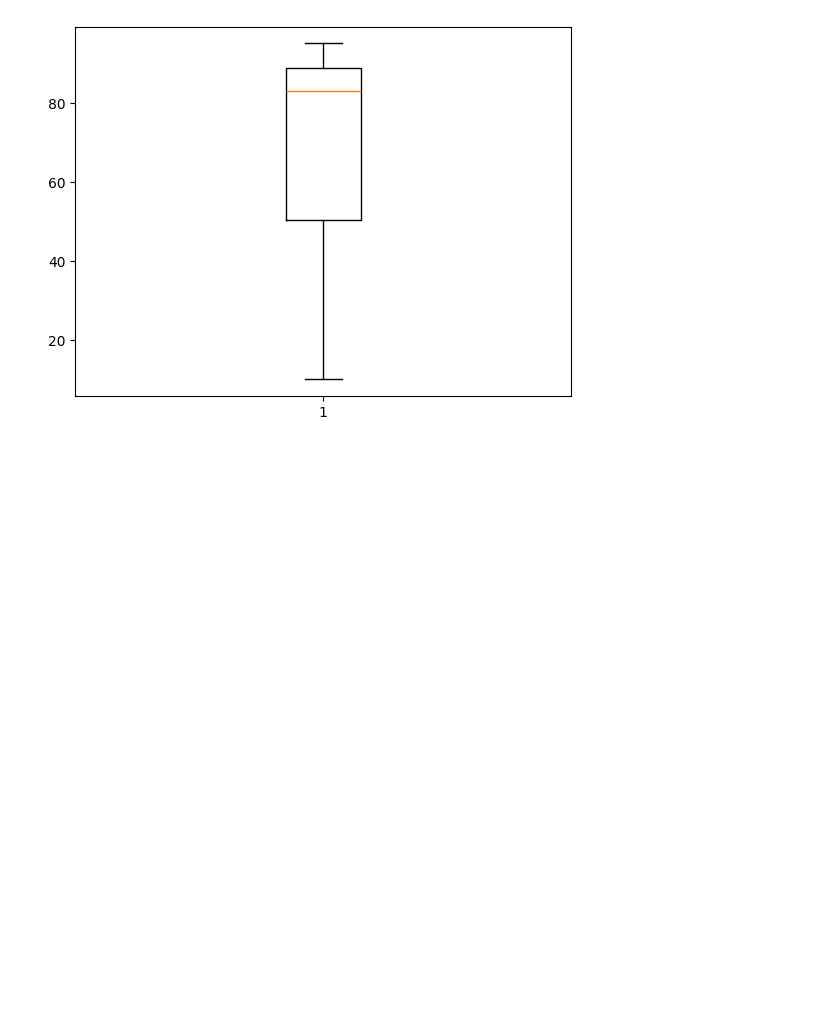
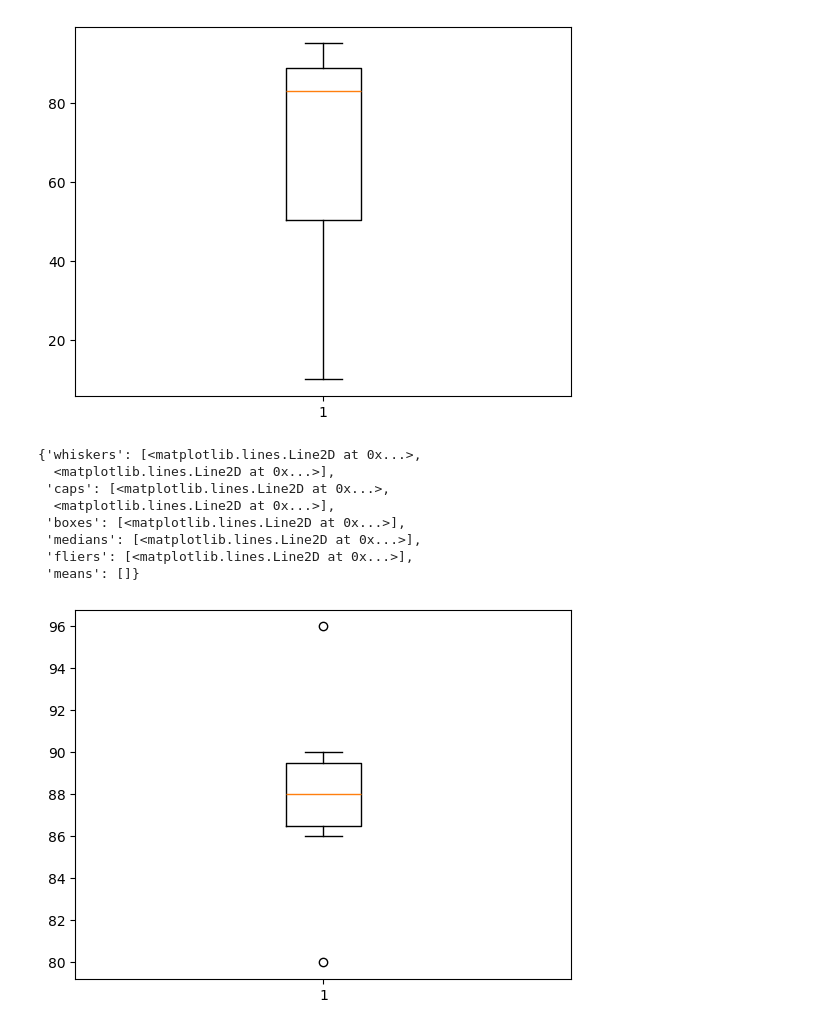
Before and after one commit to Vishwajeet-Londhe/SPPU-CSE-SEM6-Codes, a Jupyter notebook: DSBDA/2/2.ipynb, the cells around one changed output. Saved outputs shown, nothing was run; the diff lists cells and outputs as text; code cells hidden in the pictures; blank space fills up the shorter version.

```diff
--- a/DSBDA/2/2.ipynb
+++ b/DSBDA/2/2.ipynb
@@ -177,0 +179,3 @@ For example, when doing 'df[col].method(value, inplace=True)', try using 'df.met
+# %%
+df['WT'].fillna(method='pad', inplace=True)
+print(df['WT'].head(10))
@@ -177,0 +196,3 @@ For example, when doing 'df[col].method(value, inplace=True)', try using 'df.met
+# %%
+df['DA'].fillna(method='pad', inplace=True)
+print(df['DA'].head(10))
@@ -200,3 +235,15 @@ plt.boxplot(x=df['SPOS'])
  'fliers': [<matplotlib.lines.Line2D at 0x...>],
  'means': []}
 [figure]
+# %%
+plt.boxplot(x=df['DSBDA'])
+# %% [output]
+{'whiskers': [<matplotlib.lines.Line2D at 0x...>,
+  <matplotlib.lines.Line2D at 0x...>],
+ 'caps': [<matplotlib.lines.Line2D at 0x...>,
+  <matplotlib.lines.Line2D at 0x...>],
+ 'boxes': [<matplotlib.lines.Line2D at 0x...>],
+ 'medians': [<matplotlib.lines.Line2D at 0x...>],
+ 'fliers': [<matplotlib.lines.Line2D at 0x...>],
+ 'means': []}
+[figure, added]
```
Also changed, not shown: parts of 6 cells of this notebook, 2 other files.
